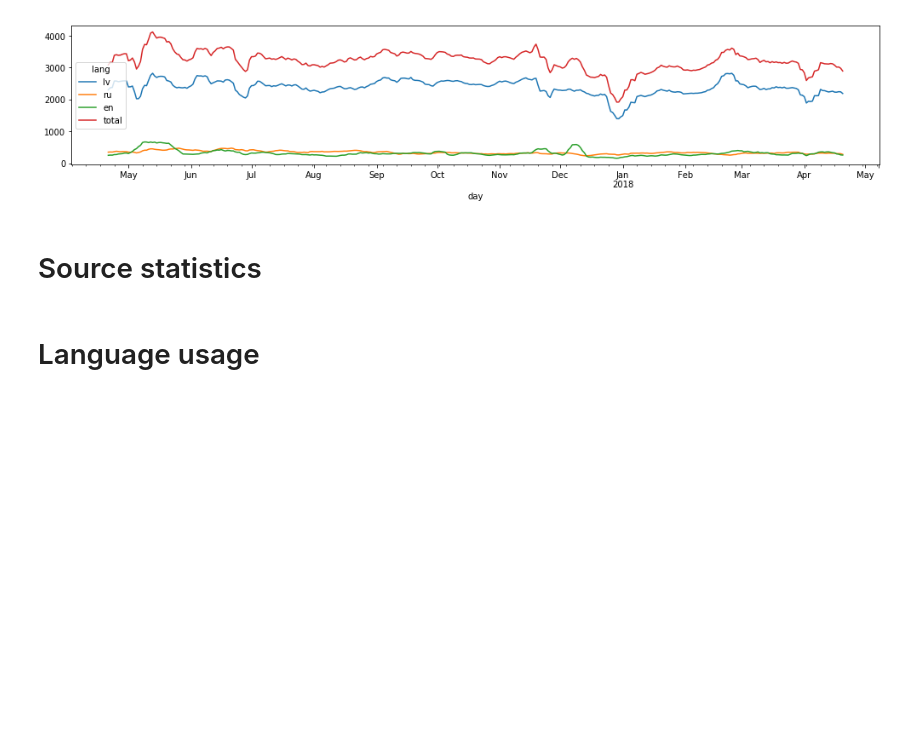
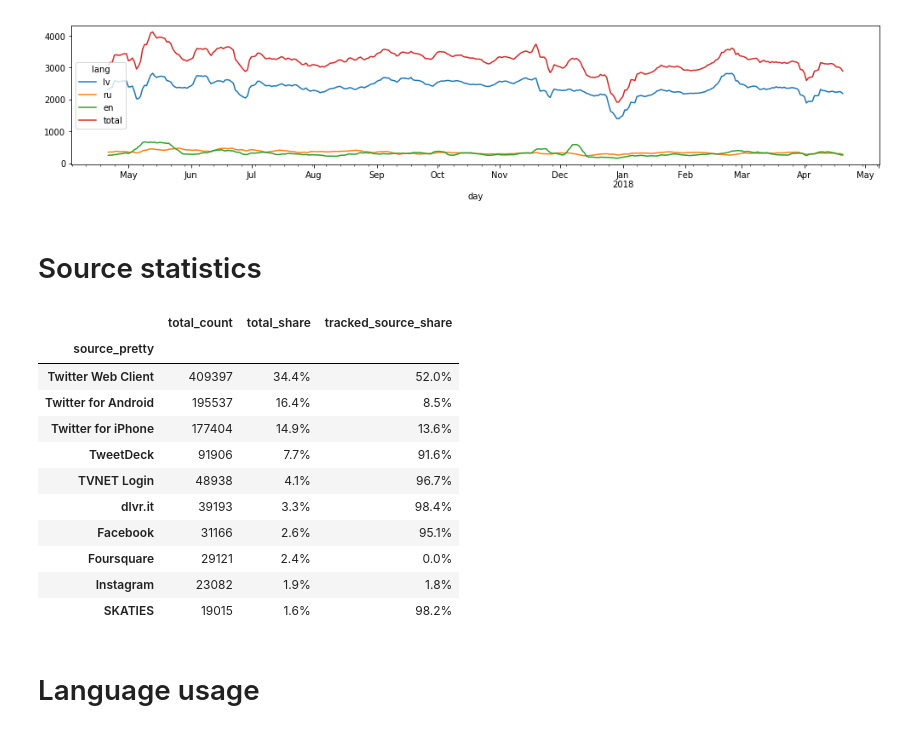
Before and after one commit to dimazest/2018-lv2, a Jupyter notebook: supplement/notebook.ipynb, the cells around one changed output. Drawn from its saved outputs; the diff is of its cells as text; code cells hidden in the pictures; blank space fills up the shorter version.

```diff
--- a/supplement/notebook.ipynb
+++ b/supplement/notebook.ipynb
@@ -55,6 +55,21 @@ sources = (
     )
     .drop_duplicates()
 )
+# %%
+sources
+# %% [output]
+|  | total_count | total_share | tracked_source_share |
+| source_pretty |  |  |  |
+| Twitter Web Client | 409397 | 34.4% | 52.0% |
+| Twitter for Android | 195537 | 16.4% | 8.5% |
+| Twitter for iPhone | 177404 | 14.9% | 13.6% |
+| TweetDeck | 91906 | 7.7% | 91.6% |
+| TVNET Login | 48938 | 4.1% | 96.7% |
+| dlvr.it | 39193 | 3.3% | 98.4% |
+| Facebook | 31166 | 2.6% | 95.1% |
+| Foursquare | 29121 | 2.4% | 0.0% |
+| Instagram | 23082 | 1.9% | 1.8% |
+| SKATIES | 19015 | 1.6% | 98.2% |
 # %%
 sources.to_latex('figures/rehydrated_tweets_source_counts.tex')
 # %% [markdown]
```
Also changed, not shown: 2 other files.
